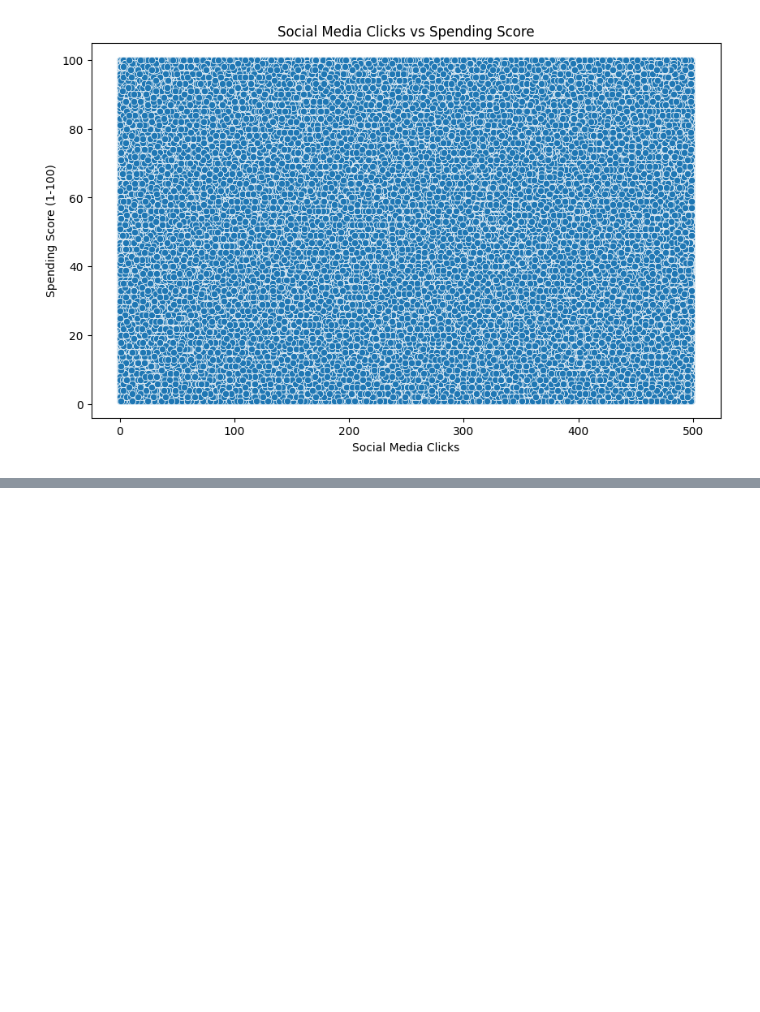
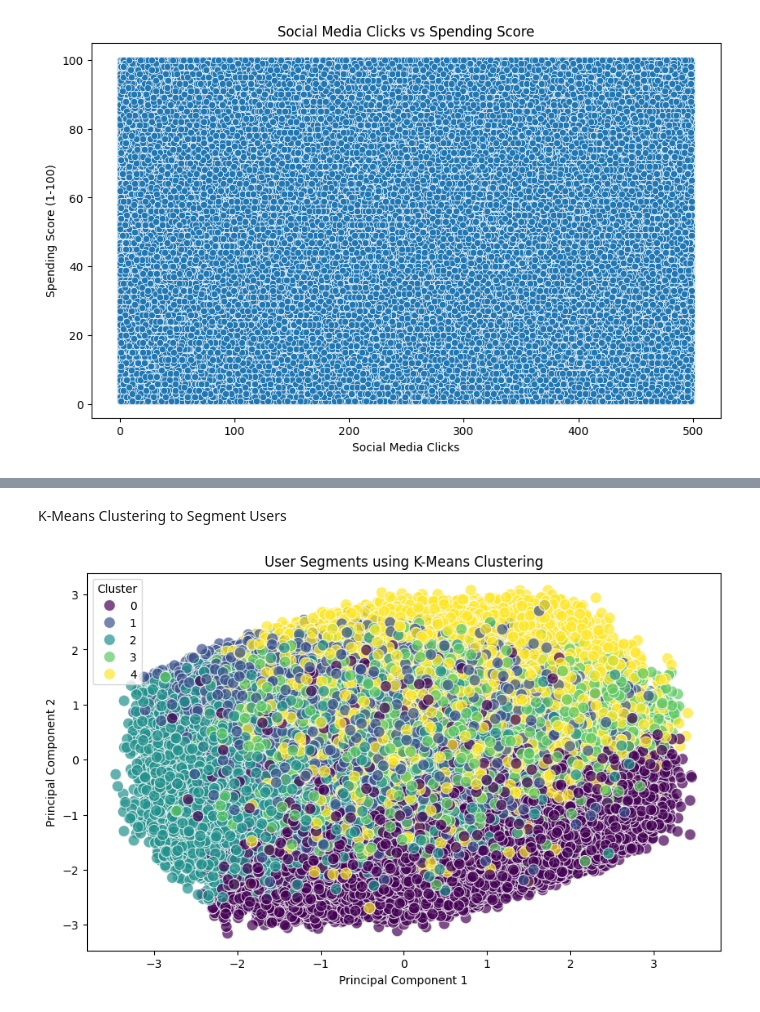
Before and after one commit to BinukiMihara/digital-social-media-marketing-analysis, a Jupyter notebook: Digital Social Media Marketing Assignment.ipynb, the cells around one changed output, grey strips where cells are left out. Drawn from its saved outputs; the diff is of its cells as text; code cells hidden in the pictures; blank space fills up the shorter version.

```diff
--- a/Digital Social Media Marketing Assignment.ipynb
+++ b/Digital Social Media Marketing Assignment.ipynb
@@ -223,0 +291,2 @@ plt.show()
+# %% [markdown]
+K-Means Clustering to Segment Users
@@ -223,0 +297,27 @@ plt.show()
+# %%
+features = ['Age', 'Annual Income (LKR)', 'Spending Score (1-100)', 'Social Media Clicks', 'Social Media Likes', 'Social Media Shares']
+X_clustering = df[features]
+# %%
+# Standardize the features
+scaler = StandardScaler()
+X_scaled = scaler.fit_transform(X_clustering)
+# %%
+# Apply K-Means clustering
+kmeans = KMeans(n_clusters=5, random_state=42)
+df['Cluster'] = kmeans.fit_predict(X_scaled)
+# %%
+# Visualize the clusters using PCA
+pca = PCA(n_components=2)
+principal_components = pca.fit_transform(X_scaled)
+df['PCA1'] = principal_components[:, 0]
+df['PCA2'] = principal_components[:, 1]
+# %%
+plt.figure(figsize=(10, 6))
+sns.scatterplot(x='PCA1', y='PCA2', hue='Cluster', data=df, palette='viridis', s=100, alpha=0.7)
+plt.title('User Segments using K-Means Clustering')
+plt.xlabel('Principal Component 1')
+plt.ylabel('Principal Component 2')
+plt.legend(title='Cluster')
+plt.show()
+# %% [output]
+[figure, added]
```
Also changed, not shown: parts of 15 cells of this notebook.
